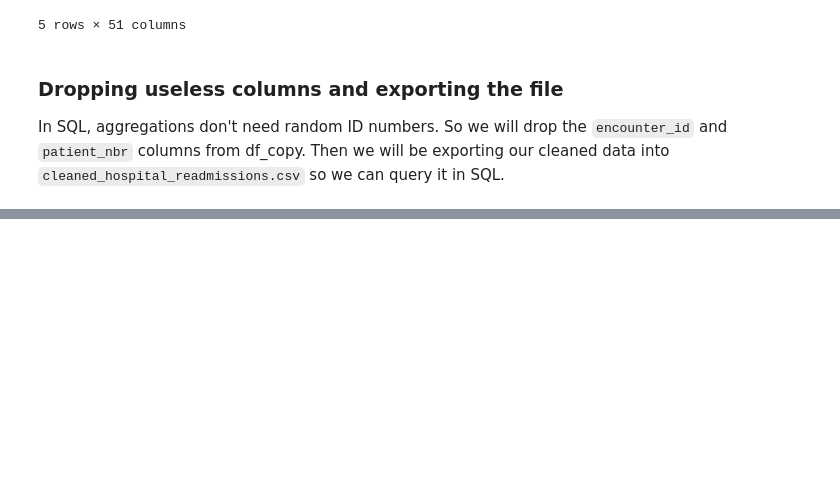
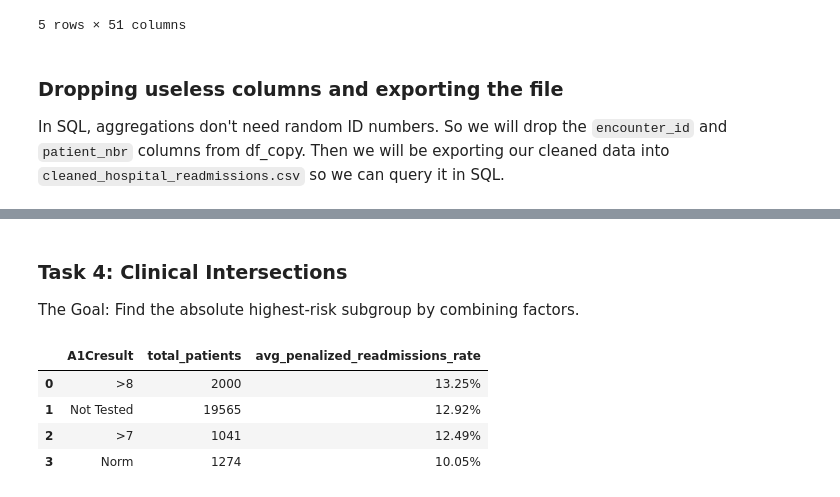
Before and after one commit to DoubleC8/Hospital-Readmission-Analytics, a Jupyter notebook: diabetes_hospital_readmission_analysis.ipynb, the cells around one changed output, grey strips where cells are left out. Saved outputs shown, nothing was run; the diff lists cells and outputs as text; code cells hidden in the pictures; blank space fills up the shorter version.

```diff
--- a/diabetes_hospital_readmission_analysis.ipynb
+++ b/diabetes_hospital_readmission_analysis.ipynb
@@ -141,0 +228,26 @@ df_copy.to_csv('cleaned_hospital_readmissions.csv', index=False)
+# %% [markdown]
+### Task 4: Clinical Intersections
+The Goal: Find the absolute highest-risk subgroup by combining factors.
+# %%
+query = """
+SELECT
+    A1CResult,
+    COUNT(*) AS total_patients,
+    (ROUND(AVG(target_readmitted) * 100, 2) || '%') AS avg_penalized_readmissions_rate
+FROM
+    patients
+WHERE
+    medical_cohort in ('21-30 Meds', '30+ Meds')
+GROUP BY
+    A1Cresult
+ORDER BY
+    AVG(target_readmitted) DESC
+"""
+
+pd.read_sql(query, conn)
+# %% [output]
+|  | A1Cresult | total_patients | avg_penalized_readmissions_rate |
+| 0 | >8 | 2000 | 13.25% |
+| 1 | Not Tested | 19565 | 12.92% |
+| 2 | >7 | 1041 | 12.49% |
+| 3 | Norm | 1274 | 10.05% |
```
Also changed, not shown: parts of 8 cells of this notebook, 1 other file.
